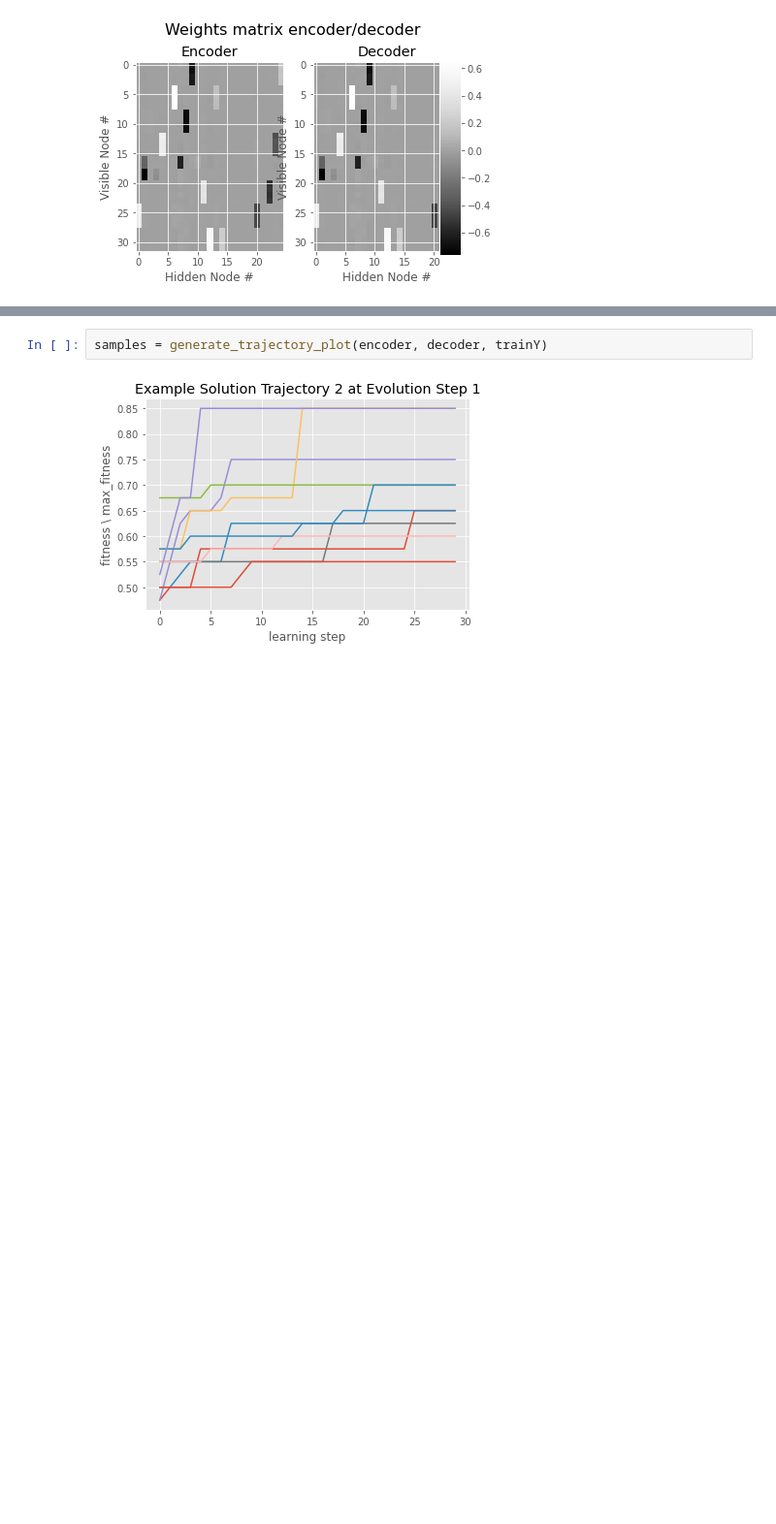
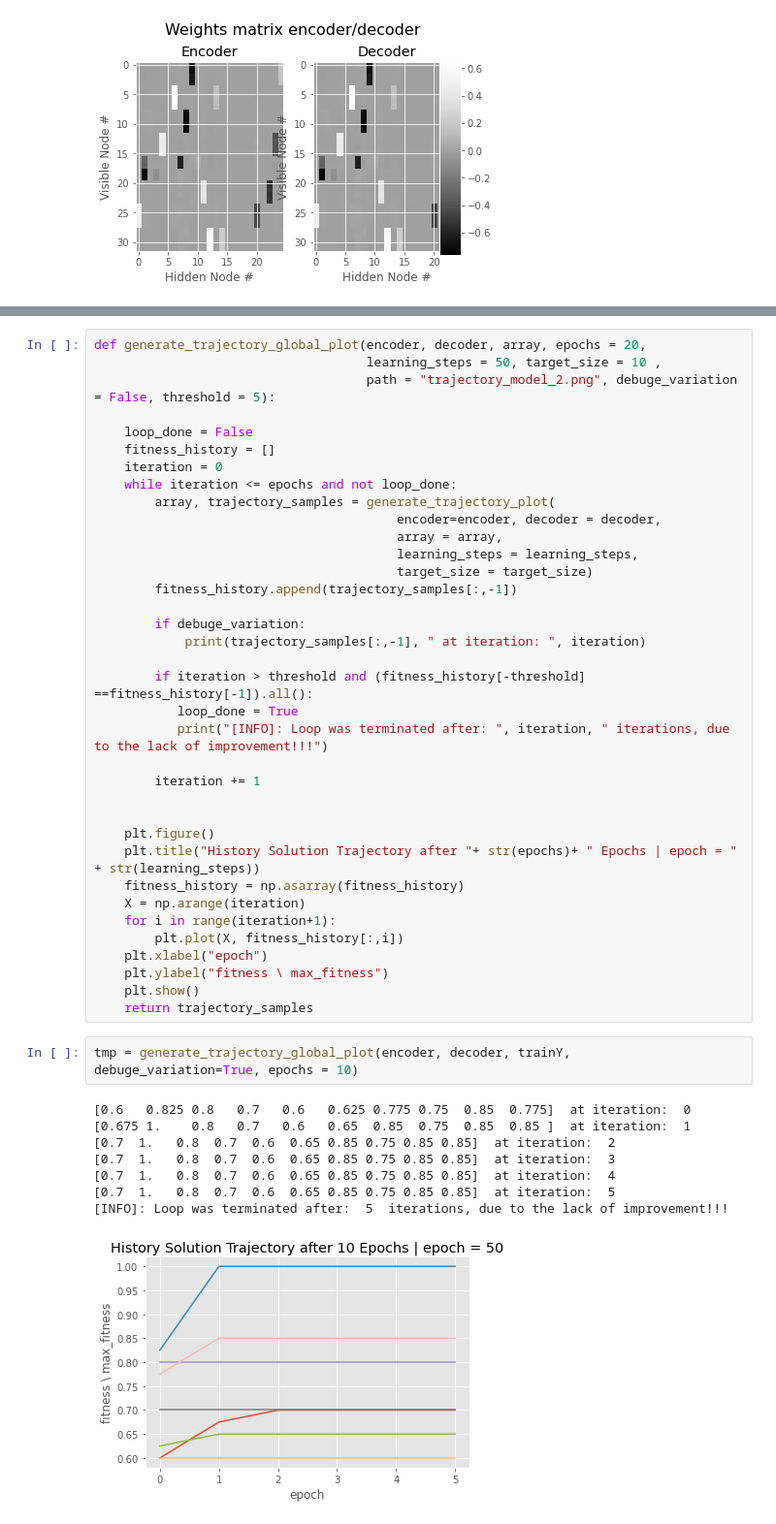
Before and after one commit to FilipKubackiSoton/DeepOptimization, a Jupyter notebook: progres2.ipynb, the cells around one changed output, grey strips where cells are left out. Shown: that part at 97% size. Drawn from its saved outputs; the diff is of its cells as text; blank space fills up the shorter version.

```diff
--- a/progres2.ipynb
+++ b/progres2.ipynb
@@ -259,4 +256,47 @@ def generate_trajectory_plot(encoder, decoder, array, target_size = 10 ,path = "
-# %%
-samples = generate_trajectory_plot(encoder, decoder, trainY)
-# %% [output]
-[figure, removed]
+# %%
+def generate_trajectory_global_plot(encoder, decoder, array, epochs = 20,
+                                    learning_steps = 50, target_size = 10 ,
+                                    path = "trajectory_model_2.png", debuge_variation = False, threshold = 5):
+
+    loop_done = False
+    fitness_history = []
+    iteration = 0
+    while iteration <= epochs and not loop_done:
+        array, trajectory_samples = generate_trajectory_plot(
+                                        encoder=encoder, decoder = decoder,
+                                        array = array,
+                                        learning_steps = learning_steps,
+                                        target_size = target_size)
+        fitness_history.append(trajectory_samples[:,-1])
+
+        if debuge_variation:
+            print(trajectory_samples[:,-1], " at iteration: ", iteration)
+
+        if iteration > threshold and (fitness_history[-threshold] ==fitness_history[-1]).all():
+           loop_done = True
+           print("[INFO]: Loop was terminated after: ", iteration, " iterations, due to the lack of improvement!!!")
+
+        iteration += 1
+
+
+    plt.figure()
+    plt.title("History Solution Trajectory after "+ str(epochs)+ " Epochs | epoch = " + str(learning_steps))
+    fitness_history = np.asarray(fitness_history)
+    X = np.arange(iteration)
+    for i in range(iteration+1):
+        plt.plot(X, fitness_history[:,i])
+    plt.xlabel("epoch")
+    plt.ylabel("fitness \ max_fitness")
+    plt.show()
+    return trajectory_samples
+# %%
+tmp = generate_trajectory_global_plot(encoder, decoder, trainY, debuge_variation=True, epochs = 10)
+# %% [output]
+[0.6   0.825 0.8   0.7   0.6   0.625 0.775 0.75  0.85  0.775]  at iteration:  0
+[0.675 1.    0.8   0.7   0.6   0.65  0.85  0.75  0.85  0.85 ]  at iteration:  1
+[0.7  1.   0.8  0.7  0.6  0.65 0.85 0.75 0.85 0.85]  at iteration:  2
+[0.7  1.   0.8  0.7  0.6  0.65 0.85 0.75 0.85 0.85]  at iteration:  3
+[0.7  1.   0.8  0.7  0.6  0.65 0.85 0.75 0.85 0.85]  at iteration:  4
+[0.7  1.   0.8  0.7  0.6  0.65 0.85 0.75 0.85 0.85]  at iteration:  5
+[INFO]: Loop was terminated after:  5  iterations, due to the lack of improvement!!!
+[figure, added]
```
Also changed, not shown: parts of 8 cells of this notebook.
